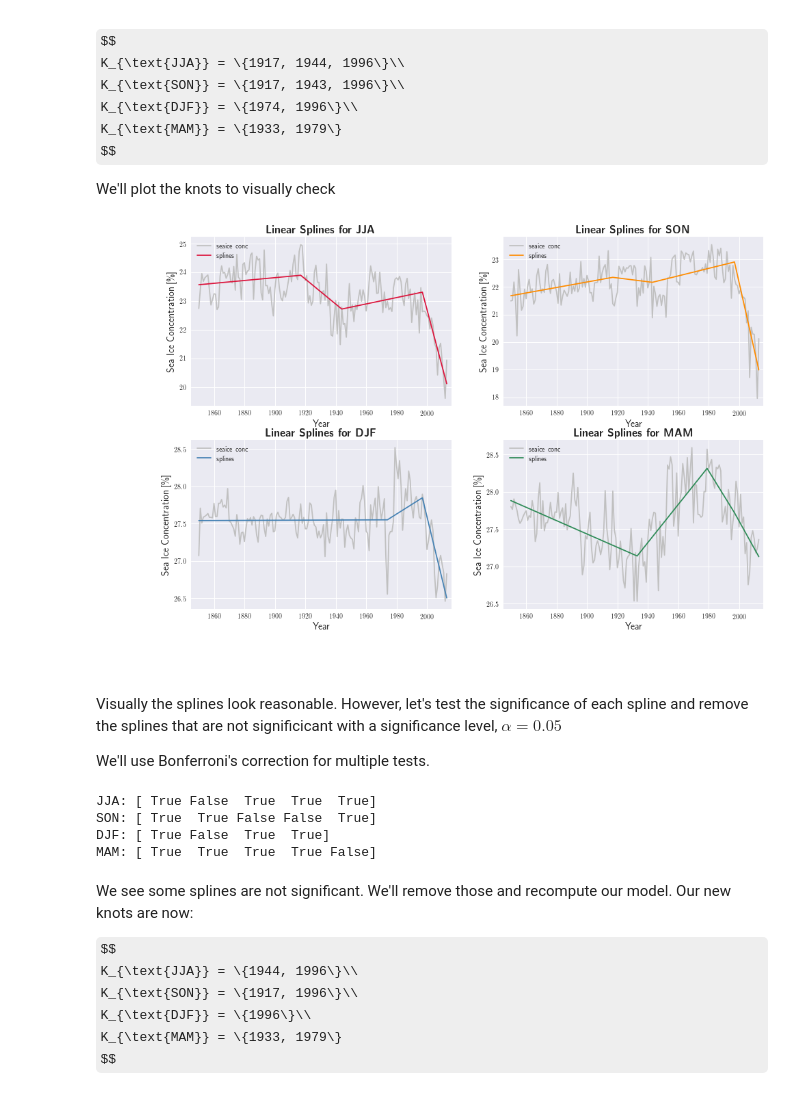
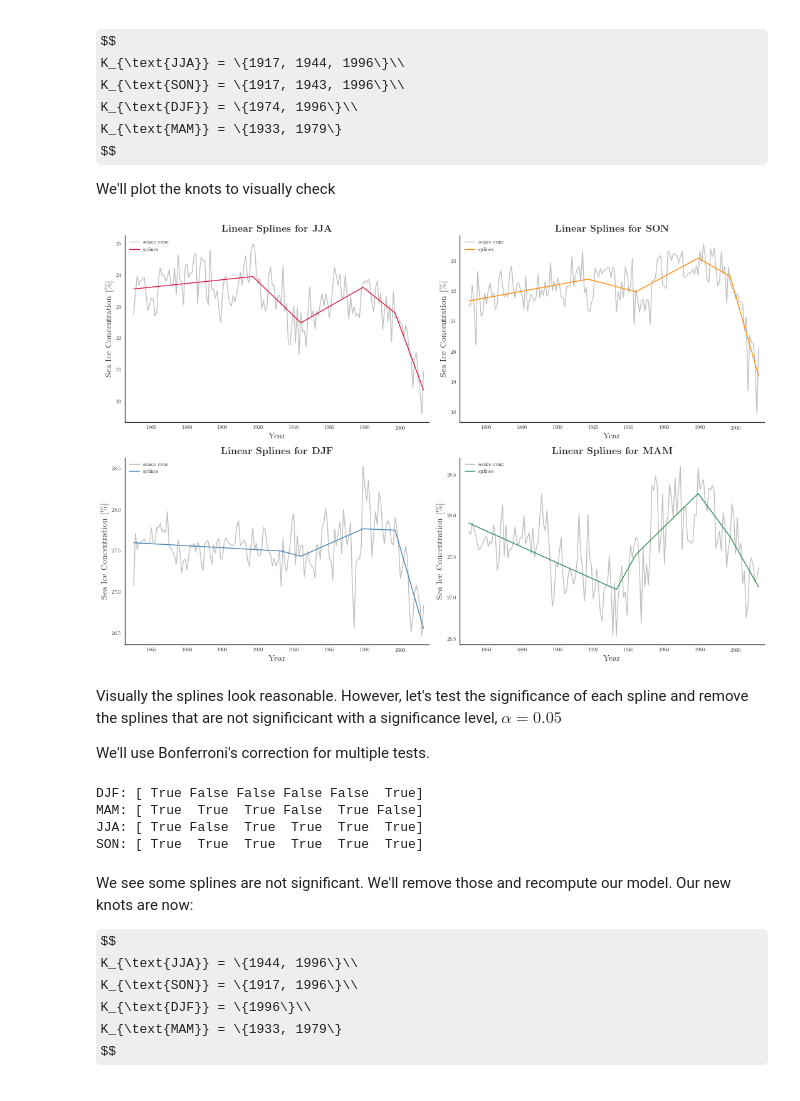
Before and after one commit to hfloresr/ArcticSea, a Jupyter notebook: notebooks/seaice_splines.ipynb, the cells around one changed output. Drawn from its saved outputs; the diff is of its cells as text; code cells hidden in the pictures; some formulas as TeX source.

```diff
--- a/seaice_splines.ipynb
+++ b/notebooks/seaice_splines.ipynb
@@ -27,0 +35,2 @@ sns.set_palette(current_palette)
+# %%
+set_style()
@@ -28,7 +39,7 @@ sns.set_palette(current_palette)
 # %%
 # Load the data
 # wget ftp://sidads.colorado.edu/pub/DATASETS/NOAA/G10010/G10010_SIBT1850_v1.1.zip
-nc = xr.open_dataset('data/G10010_SIBT1850_v1.1.nc')
+nc = xr.open_dataset('../data/G10010_SIBT1850_v1.1.nc')
 # %%
 # Average out years
 yr_avg = nc.seaice_conc.groupby('time.year').mean()
@@ -143,11 +154,10 @@ $$
 We'll plot the knots to visually check
 # %%
 # Define the knots
-jjaknots = [1917, 1944, 1997]
-#jjaknots2 = [1893, 1899, 1917, 1943, 1996]
-sonknots = [1917, 1943, 1997]
-djfknots = [1974, 1997]
-mamknots = [1933, 1979, 1997]
+jjaknots = [1917, 1944, 1979, 1997]
+sonknots = [1917, 1944, 1979, 1997]
+djfknots = [1933, 1944, 1979, 1997]
+mamknots = [1933, 1944, 1979, 1997]
 
 splines = {'JJA': linear_splines(jja_df, jjaknots),
            'SON': linear_splines(son_df, sonknots),
@@ -166,21 +176,21 @@ def plot_splines(yrs, conc, preds, label, season=None, ax=None, col='g'):
     ax.set_ylabel(r'Sea Ice Concentration [\%]', fontsize=14)
     title = 'Linear Splines for {}'.format(season)
     ax.set_title(r'\textbf{' + title + '}', fontsize=16)
-    ax.annotate('1997', xy=(147,24), xytext=(3, 1.5))
-    #ax.annotate()
     return spl
 # %%
 f, axs = plt.subplots(2, 2, figsize=(15,10))
 axs = np.array(axs)
 
 for i, ax in enumerate(axs.reshape(-1)):
     s = seasons[i]
     yr = dfs[s].year
     conc = dfs[s].seaice_conc
     preds = splines[s].fittedvalues
     plot_splines(yr, conc, preds, 'splines', season=s, ax=ax, col=cmap[s])
+plt.tight_layout()
+sns.despine()
 # %% [output]
-[figure, old version]
+[figure, new version]
 # %% [markdown]
 Visually the splines look reasonable. However, let's test the significance of each spline and remove the splines that are not significicant with a significance level, $\alpha = 0.05$
 
@@ -208,10 +218,10 @@ bonferonnis = {season: (smm.multipletests(pval, method='bonferroni')[:2])
 for season, test in bonferonnis.items():
     print('{}: {}'.format(season, test[0]))
 # %% [output]
-JJA: [ True False  True  True  True]
-SON: [ True  True False False  True]
-DJF: [ True False  True  True]
-MAM: [ True  True  True  True False]
+DJF: [ True False False False False  True]
+MAM: [ True  True  True False  True False]
+JJA: [ True False  True  True  True  True]
+SON: [ True  True  True  True  True  True]
 # %% [markdown]
 We see some splines are not significant. We'll remove those and recompute our model. Our new knots are now:
 
```
Also changed, not shown: parts of 10 cells of this notebook, 17 other files.
